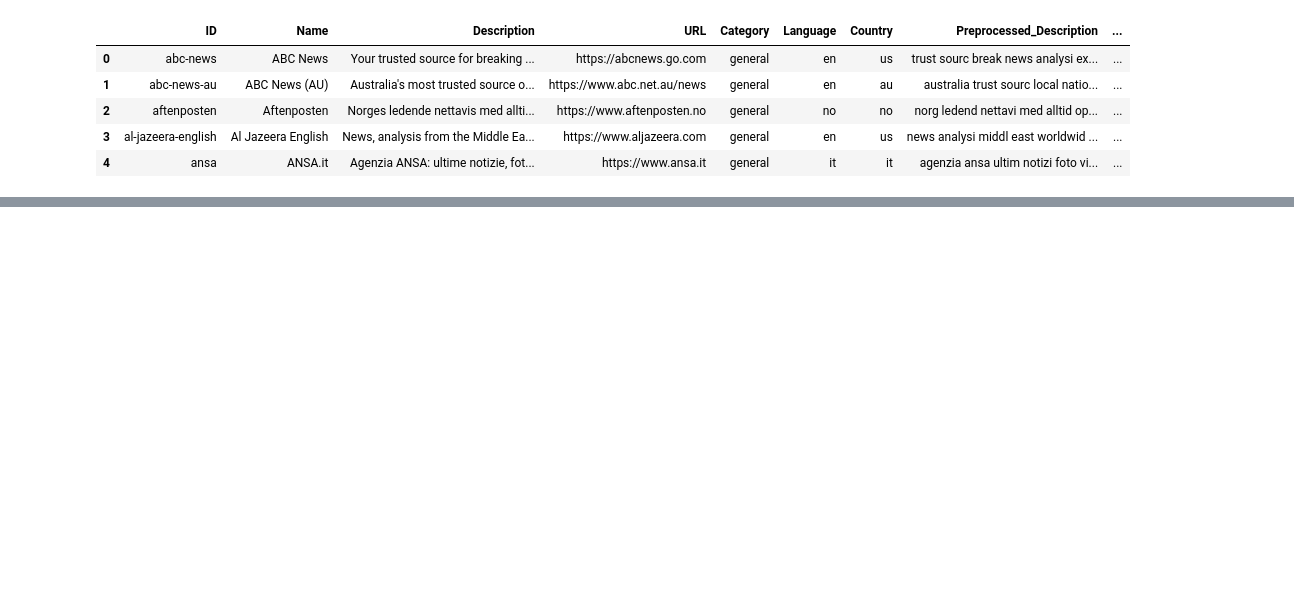
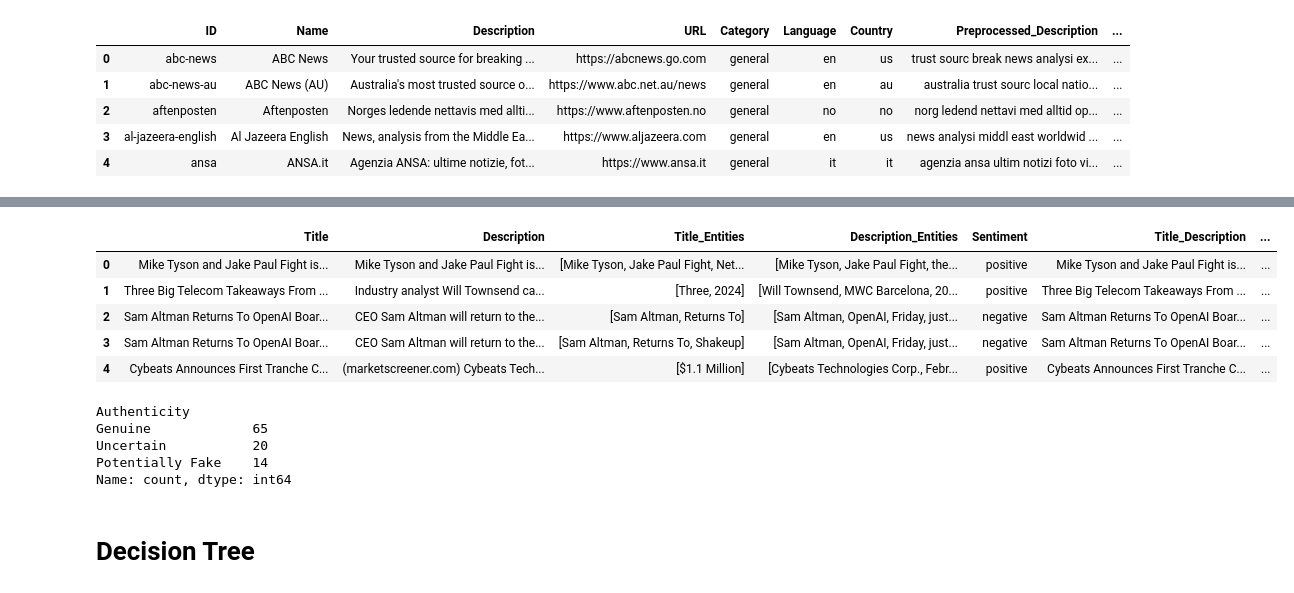
Before and after one commit to IshwaryaKeerthivasan/Sentiment-Analysis, a Jupyter notebook: Sentiment_and_Emotion_Analysis_for_News_Articles.ipynb, the cells around one changed output, grey strips where cells are left out. Saved outputs shown, nothing was run; the diff lists cells and outputs as text; code cells hidden in the pictures; blank space fills up the shorter version.

```diff
--- a/Sentiment_and_Emotion_Analysis_for_News_Articles.ipynb
+++ b/Sentiment_and_Emotion_Analysis_for_News_Articles.ipynb
@@ -652,0 +855,30 @@ In summary, this visualization helps us understand how emotions are distributed
+# %%
+import spacy
+import pandas as pd
+from sklearn.feature_extraction.text import TfidfVectorizer
+from sklearn.model_selection import train_test_split
+
+import spacy
+import pandas as pd
+from sklearn.feature_extraction.text import TfidfVectorizer
+from sklearn.model_selection import train_test_split
+from sklearn.naive_bayes import MultinomialNB
+from sklearn.metrics import classification_report
+
+# Load spaCy's English language model
+nlp = spacy.load("en_core_web_sm")
+
+# Function to preprocess text
+def preprocess_text(text):
+    # Apply spaCy NLP pipeline to tokenize and process text
+    doc = nlp(text)
+    # Lemmatize tokens and remove punctuation and stopwords
+    tokens = [token.lemma_.lower() for token in doc if not token.is_stop and not token.is_punct]
+    # Return preprocessed text as a string
+    return ' '.join(tokens)
+
+# Concatenate titles and descriptions into a single text column
+df_technology['Title_Description'] = df_technology['Title'] + ' ' + df_technology['Description']
+
+# Preprocess the concatenated text
+df_technology['Description_Processed'] = df_technology['Title_Description'].apply(preprocess_text)
@@ -652,0 +946,32 @@ In summary, this visualization helps us understand how emotions are distributed
+# %%
+# Function to classify articles as genuine or potentially fake based on sentiment
+def classify_authenticity(sentiment):
+    if sentiment == 'positive':
+        return 'Genuine'
+    elif sentiment == 'negative':
+        return 'Potentially Fake'
+    else:
+        return 'Uncertain'
+
+# Apply the classification function to the predicted sentiment scores
+df_technology['Authenticity'] = df_technology['Sentiment'].apply(classify_authenticity)
+
+# Display the DataFrame with predicted authenticity labels
+df_technology.head()
+# %% [output]
+|  | Title | Description | Title_Entities | Description_Entities | Sentiment | Title_Description | ... |
+| 0 | Mike Tyson and Jake Paul Fight is... | Mike Tyson and Jake Paul Fight is... | [Mike Tyson, Jake Paul Fight, Net... | [Mike Tyson, Jake Paul Fight, the... | positive | Mike Tyson and Jake Paul Fight is... | ... |
+| 1 | Three Big Telecom Takeaways From ... | Industry analyst Will Townsend ca... | [Three, 2024] | [Will Townsend, MWC Barcelona, 20... | positive | Three Big Telecom Takeaways From ... | ... |
+| 2 | Sam Altman Returns To OpenAI Boar... | CEO Sam Altman will return to the... | [Sam Altman, Returns To] | [Sam Altman, OpenAI, Friday, just... | negative | Sam Altman Returns To OpenAI Boar... | ... |
+| 3 | Sam Altman Returns To OpenAI Boar... | CEO Sam Altman will return to the... | [Sam Altman, Returns To, Shakeup] | [Sam Altman, OpenAI, Friday, just... | negative | Sam Altman Returns To OpenAI Boar... | ... |
+| 4 | Cybeats Announces First Tranche C... | (marketscreener.com) Cybeats Tech... | [$1.1 Million] | [Cybeats Technologies Corp., Febr... | positive | Cybeats Announces First Tranche C... | ... |
+# %%
+df_technology['Authenticity'].value_counts()
+# %% [output]
+Authenticity
+Genuine             65
+Uncertain           20
+Potentially Fake    14
+Name: count, dtype: int64
+# %% [markdown]
+# Decision Tree
```
Also changed, not shown: parts of 33 cells of this notebook.
